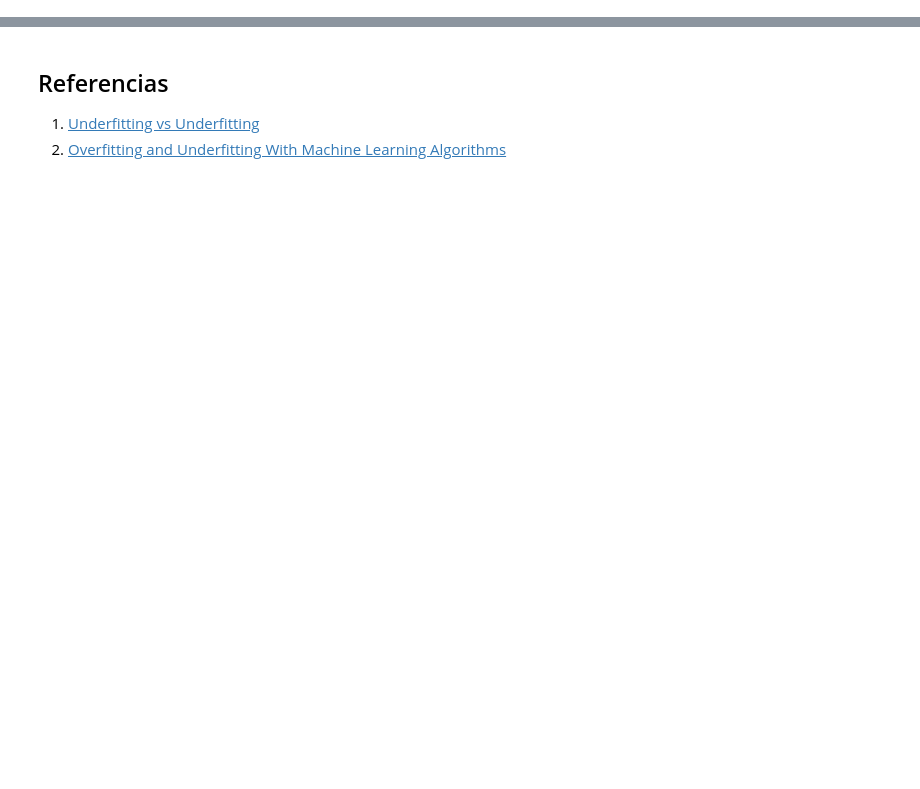
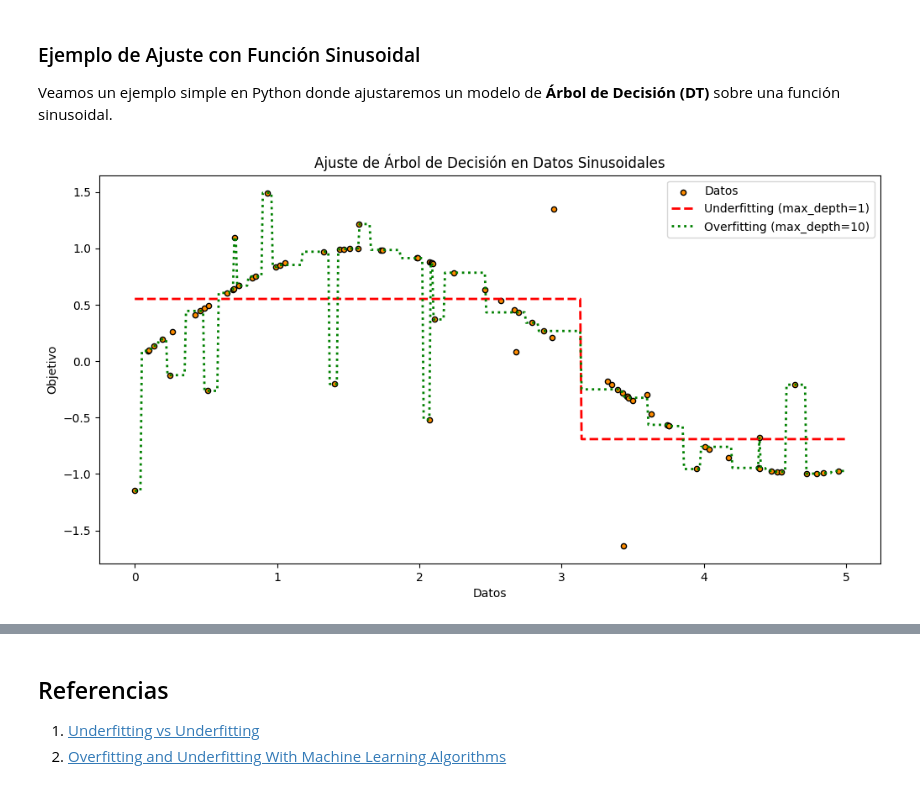
Before and after one commit to fralfaro/MAT281_2024, a Jupyter notebook: docs/lectures/machine_learning/over_01.ipynb, the cells around one changed output, grey strips where cells are left out. Saved outputs shown, nothing was run; the diff lists cells and outputs as text; code cells hidden in the pictures; blank space fills up the shorter version.

```diff
--- a/docs/lectures/machine_learning/over_01.ipynb
+++ b/docs/lectures/machine_learning/over_01.ipynb
@@ -162,20 +5,0 @@ for deep in max_deep_list:
-# %%
-# graficar los resultados.
-
-sns.set(rc={'figure.figsize':(12,9)})
-
-df1 = pd.DataFrame({'numero_nodos':max_deep_list,
-                   'precision':train_prec,
-                   'datos':'entrenamiento'})
-
-df2 = pd.DataFrame({'numero_nodos':max_deep_list,
-                   'precision':eval_prec,
-                   'datos':'evaluacion'})
-
-df_graph = pd.concat([df1,df2])
-
-sns.lineplot(data=df_graph,
-             x='numero_nodos',
-             y='precision',
-             hue='datos',
-             palette="Set1")
@@ -218,0 +20,56 @@ plt.show()
+# %% [markdown]
+### Ejemplo de Ajuste con Función Sinusoidal
+
+Veamos un ejemplo simple en Python donde ajustaremos un modelo de **Árbol de Decisión (DT)** sobre una función sinusoidal.
+# %%
+# Librerías
+import pandas as pd
+import numpy as np
+import matplotlib.pyplot as plt
+import seaborn as sns
+from sklearn.model_selection import train_test_split
+from sklearn.tree import DecisionTreeRegressor
+import random
+
+# Configuración de semilla y gráficos
+random.seed(1982)
+%matplotlib inline
+sns.set_palette("deep", desat=0.6)
+sns.set_context(rc={"figure.figsize": (12, 6)})
+
+# Crear dataset sinusoidal con ruido
+rng = np.random.RandomState(1)
+X = np.sort(5 * rng.rand(80, 1), axis=0)
+y = np.sin(X).ravel()
+y[::5] += 3 * (0.5 - rng.rand(16))  # Añadir ruido
+
+# Dividir los datos en entrenamiento y evaluación
+x_train, x_eval, y_train, y_eval = train_test_split(X, y, test_size=0.35, random_state=1982)
+
+# Definir modelos con distintos niveles de complejidad
+regr_underfit = DecisionTreeRegressor(max_depth=1)   # Underfitting
+regr_overfit = DecisionTreeRegressor(max_depth=10)   # Overfitting
+
+# Entrenar los modelos
+regr_underfit.fit(x_train, y_train)
+regr_overfit.fit(x_train, y_train)
+
+# Generar predicciones
+X_test = np.arange(0.0, 5.0, 0.01)[:, np.newaxis]
+y_underfit = regr_underfit.predict(X_test)
+y_overfit = regr_overfit.predict(X_test)
+
+# Visualización de resultados
+fig, ax = plt.subplots(figsize=(12, 6))
+plt.scatter(X, y, s=20, edgecolor="black", c="darkorange", label="Datos")
+plt.plot(X_test, y_underfit, color="red", linestyle="--", label="Underfitting (max_depth=1)", linewidth=2)
+plt.plot(X_test, y_overfit, color="green", linestyle=":", label="Overfitting (max_depth=10)", linewidth=2)
+
+# Etiquetas y leyenda
+plt.xlabel("Datos")
+plt.ylabel("Objetivo")
+plt.title("Ajuste de Árbol de Decisión en Datos Sinusoidales")
+plt.legend()
+plt.show()
+# %% [output]
+[figure, added]
```
Also changed, not shown: parts of 25 cells of this notebook, 3 other files.
